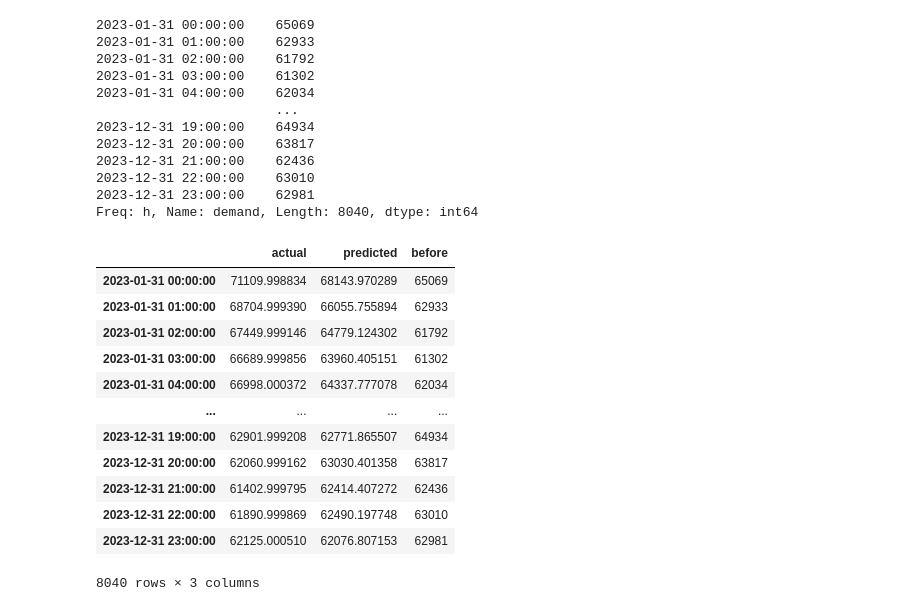
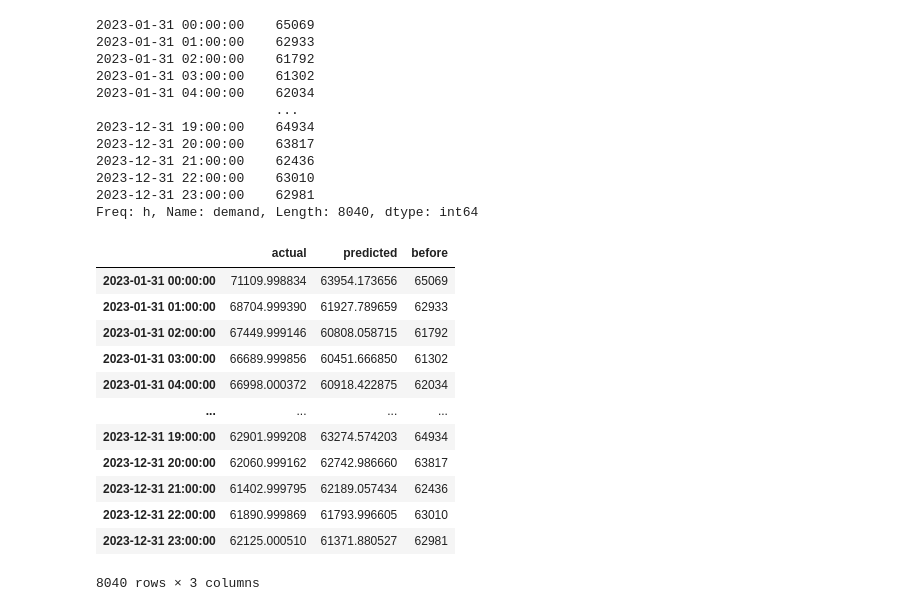
Before and after one commit to unchil/PythonProjects, a Jupyter notebook: timeSerise/PowerSD_Lightning.ipynb, the cells around one changed output. Drawn from its saved outputs; the diff is of its cells as text; code cells hidden in the pictures.

```diff
--- a/timeSerise/PowerSD_Lightning.ipynb
+++ b/timeSerise/PowerSD_Lightning.ipynb
@@ -281,6 +305,6 @@ See the caveats in the documentation: https://pandas.pydata.org/pandas-docs/stab
 /Library/Frameworks/Python.framework/Versions/3.12/lib/python3.12/site-packages/lightning/pytorch/trainer/connectors/data_connector.py:424: The 'train_dataloader' does not have many workers which may  ...
 # %%
-PATH = '/Volumes/WorkSpace/PythonProjects/timeSerise/lightning_logs2/version_1/checkpoints/epoch=9-step=6950.ckpt'
+PATH = '/Volumes/WorkSpace/PythonProjects/timeSerise/lightning_logs2/version_4/checkpoints/epoch=6-step=4865.ckpt'
 model = PowerDemandPrediction.load_from_checkpoint(PATH).to(DEVICE)
 
 # disable randomness, dropout, etc...
@@ -297,5 +319,6 @@ dm.teardown()
 # %%
-predictions = trainer.predict(model, dm.test_dataloader())
+dm.setup('predict')
+predictions = trainer.predict(model, dm.predict_dataloader())
 # %% [output]
 A value is trying to be set on a copy of a slice from a DataFrame.
 Try using .loc[row_indexer,col_indexer] = value instead
@@ -306,10 +329,10 @@ See the caveats in the documentation: https://pandas.pydata.org/pandas-docs/stab
 # %%
 predicted_result = sum(predictions, [])
 # %%
-dm.setup('test')
+dm.setup('predict')
 actual_result = []
 
-for i, (features,targets) in enumerate(dm.test_dataloader()):
+for i, (features,targets) in enumerate(dm.predict_dataloader()):
     targets = targets.to(DEVICE)
     actual_result.extend(targets.view(-1).tolist())
 
@@ -338,7 +361,8 @@ See the caveats in the documentation: https://pandas.pydata.org/pandas-docs/stab
  0.4940284192562103,
  ...]
 # %%
-df_before = df_data.loc['2023-01-30':'2023-12-30']['demand']
+dm.setup('predict')
+df_before = dm.predict_data.loc['2023-01-30':'2023-12-30']['demand']
 df_before.index = pd.date_range('2023-01-31 00:00:00', '2023-12-31 23:00:00', freq='1h')
 df_before
 # %% [output]
@@ -356,28 +380,28 @@ df_before
 Freq: h, Name: demand, Length: 8040, dtype: int64
 # %%
 actual_predicted_df = pd.DataFrame(data={"actual":actual_result, "predicted": predicted_result})
-inverse_transformed_values = transformer_demand.inverse_transform(actual_predicted_df)
+inverse_transformed_values = dm.transformer_demand.inverse_transform(actual_predicted_df)
 actual_predicted_df["actual"] = inverse_transformed_values[:,[0]]
 actual_predicted_df["predicted"] = inverse_transformed_values[:,[1]]
 
 # window_size= 720 #(24 Hour  * 30Day) 을 뺀 일수
 actual_predicted_df.index = pd.date_range('2023-01-31 00:00:00', '2023-12-31 23:00:00', freq='1h')
 
 actual_predicted_df['before'] = df_before
 actual_predicted_df
 # %% [output]
 |  | actual | predicted | before |
-| 2023-01-31 00:00:00 | 71109.998834 | 68143.970289 | 65069 |
-| 2023-01-31 01:00:00 | 68704.999390 | 66055.755894 | 62933 |
-| 2023-01-31 02:00:00 | 67449.999146 | 64779.124302 | 61792 |
-| 2023-01-31 03:00:00 | 66689.999856 | 63960.405151 | 61302 |
-| 2023-01-31 04:00:00 | 66998.000372 | 64337.777078 | 62034 |
+| 2023-01-31 00:00:00 | 71109.998834 | 63954.173656 | 65069 |
+| 2023-01-31 01:00:00 | 68704.999390 | 61927.789659 | 62933 |
+| 2023-01-31 02:00:00 | 67449.999146 | 60808.058715 | 61792 |
+| 2023-01-31 03:00:00 | 66689.999856 | 60451.666850 | 61302 |
+| 2023-01-31 04:00:00 | 66998.000372 | 60918.422875 | 62034 |
 | ... | ... | ... | ... |
-| 2023-12-31 19:00:00 | 62901.999208 | 62771.865507 | 64934 |
-| 2023-12-31 20:00:00 | 62060.999162 | 63030.401358 | 63817 |
-| 2023-12-31 21:00:00 | 61402.999795 | 62414.407272 | 62436 |
-| 2023-12-31 22:00:00 | 61890.999869 | 62490.197748 | 63010 |
-| 2023-12-31 23:00:00 | 62125.000510 | 62076.807153 | 62981 |
+| 2023-12-31 19:00:00 | 62901.999208 | 63274.574203 | 64934 |
+| 2023-12-31 20:00:00 | 62060.999162 | 62742.986660 | 63817 |
+| 2023-12-31 21:00:00 | 61402.999795 | 62189.057434 | 62436 |
+| 2023-12-31 22:00:00 | 61890.999869 | 61793.996605 | 63010 |
+| 2023-12-31 23:00:00 | 62125.000510 | 61371.880527 | 62981 |
 8040 rows × 3 columns
 # %%
 import plotly.express as px
```
Also changed, not shown: parts of 12 cells of this notebook.
